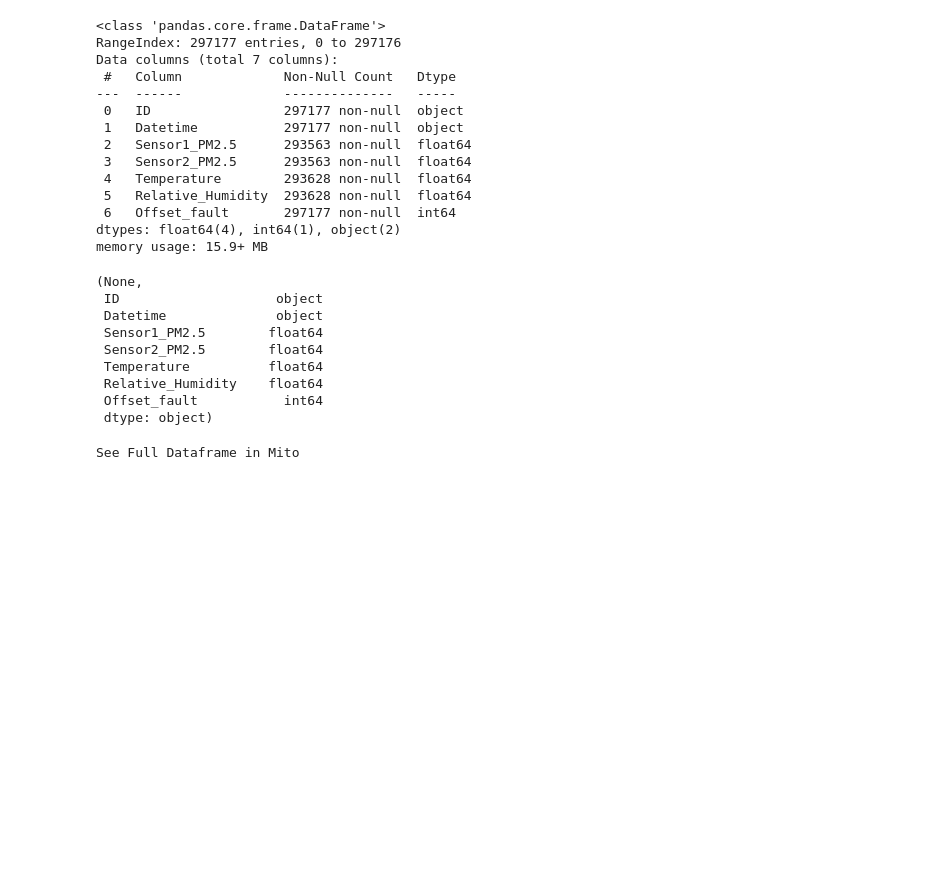
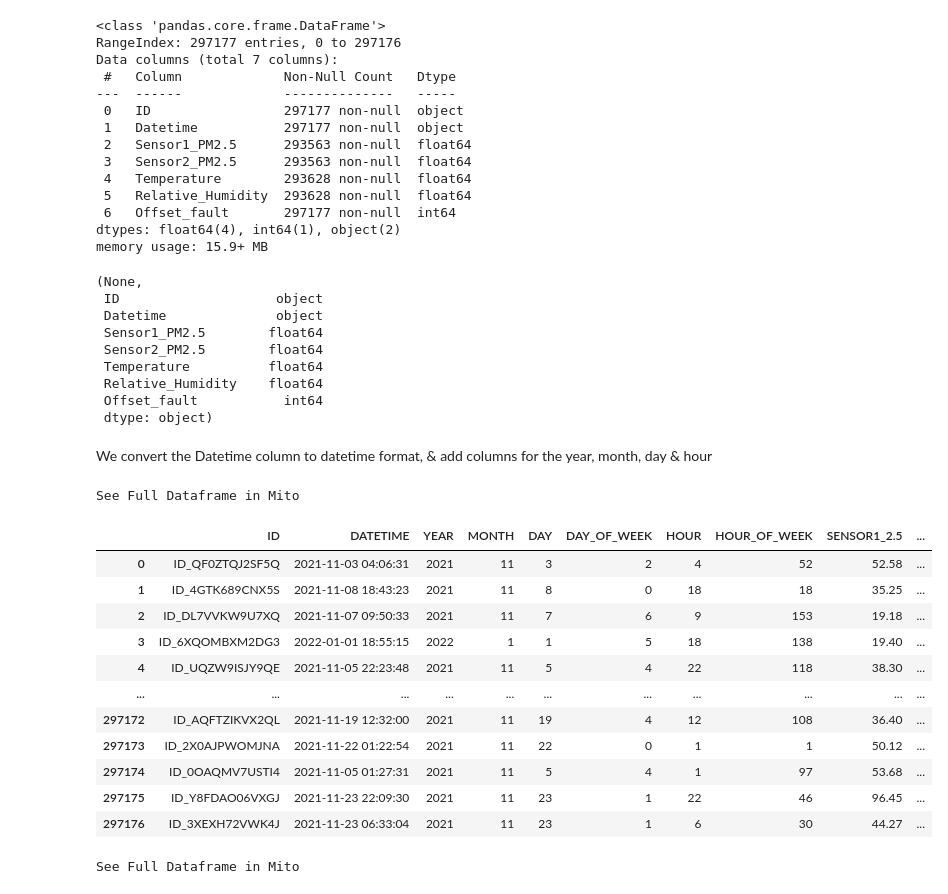
Before and after one commit to JessWN/UmojaHack2022-TeamVyrodok, a Jupyter notebook: challenge.ipynb, the cells around one changed output. Cells and saved outputs as stored; diff of their text form; code cells hidden in the pictures; blank space fills up the shorter version.

```diff
--- a/challenge.ipynb
+++ b/challenge.ipynb
@@ -84,6 +86,54 @@ memory usage: 15.9+ MB
  Relative_Humidity    float64
  Offset_fault           int64
  dtype: object)
+# %% [markdown]
+We convert the Datetime column to datetime format, & add columns for the year, month, day & hour
+# %%
+#A00
+#Convert datetime format
+train_df['Datetime'] = pd.to_datetime(train_df['Datetime'])
+
+# Add columns for year, month, day, hour
+train_df['YEAR'] = pd.DatetimeIndex(train_df['Datetime']).year
+train_df['MONTH'] = pd.DatetimeIndex(train_df['Datetime']).month
+train_df['DAY'] = pd.DatetimeIndex(train_df['Datetime']).day
+train_df['HOUR'] = pd.DatetimeIndex(train_df['Datetime']).hour
+train_df['DAY_OF_WEEK'] = pd.DatetimeIndex(train_df['Datetime']).dayofweek
+train_df['HOUR_OF_WEEK'] = ((pd.DatetimeIndex(train_df['Datetime']).dayofweek * 24) + pd.DatetimeIndex(train_df['Datetime']).hour)
+
+
+#Standardize column titles
+train_df.rename(
+    columns = {
+        'Datetime': 'DATETIME', 'Sensor1_PM2.5' : 'SENSOR1_2.5',
+        'Sensor2_PM2.5' : 'SENSOR2_2.5', 'Temperature': 'TEMPERATURE',
+        'Relative_Humidity': 'RELATIVE_HUMIDITY', 'Offset_fault': 'OFFSET_FAULT'
+    }, inplace=True
+)
+
+#Re-order columns
+train_df.reindex(
+    columns = ['ID'] + ['DATETIME'] + ['YEAR'] + ['MONTH'] + ['DAY'] + \
+        ['DAY_OF_WEEK'] + ['HOUR'] + ['HOUR_OF_WEEK'] + \
+        [col for col in train_df.columns if col not in \
+            ['ID', 'DATETIME', 'YEAR', 'MONTH', 'DAY', 'HOUR',
+            'OFFSET_FAULT', 'DAY_OF_WEEK', 'HOUR_OF_WEEK']]\
+                + ['OFFSET_FAULT']
+)
+# %% [output]
+See Full Dataframe in Mito
+|  | ID | DATETIME | YEAR | MONTH | DAY | DAY_OF_WEEK | HOUR | HOUR_OF_WEEK | SENSOR1_2.5 | ... |
+| 0 | ID_QF0ZTQJ2SF5Q | 2021-11-03 04:06:31 | 2021 | 11 | 3 | 2 | 4 | 52 | 52.58 | ... |
+| 1 | ID_4GTK689CNX5S | 2021-11-08 18:43:23 | 2021 | 11 | 8 | 0 | 18 | 18 | 35.25 | ... |
+| 2 | ID_DL7VVKW9U7XQ | 2021-11-07 09:50:33 | 2021 | 11 | 7 | 6 | 9 | 153 | 19.18 | ... |
+| 3 | ID_6XQOMBXM2DG3 | 2022-01-01 18:55:15 | 2022 | 1 | 1 | 5 | 18 | 138 | 19.40 | ... |
+| 4 | ID_UQZW9ISJY9QE | 2021-11-05 22:23:48 | 2021 | 11 | 5 | 4 | 22 | 118 | 38.30 | ... |
+| ... | ... | ... | ... | ... | ... | ... | ... | ... | ... | ... |
+| 297172 | ID_AQFTZIKVX2QL | 2021-11-19 12:32:00 | 2021 | 11 | 19 | 4 | 12 | 108 | 36.40 | ... |
+| 297173 | ID_2X0AJPWOMJNA | 2021-11-22 01:22:54 | 2021 | 11 | 22 | 0 | 1 | 1 | 50.12 | ... |
+| 297174 | ID_0OAQMV7USTI4 | 2021-11-05 01:27:31 | 2021 | 11 | 5 | 4 | 1 | 97 | 53.68 | ... |
+| 297175 | ID_Y8FDAO06VXGJ | 2021-11-23 22:09:30 | 2021 | 11 | 23 | 1 | 22 | 46 | 96.45 | ... |
+| 297176 | ID_3XEXH72VWK4J | 2021-11-23 06:33:04 | 2021 | 11 | 23 | 1 | 6 | 30 | 44.27 | ... |
 # %%
 train_df.describe()
 # %% [output]
```
Also changed, not shown: parts of 4 cells of this notebook.
